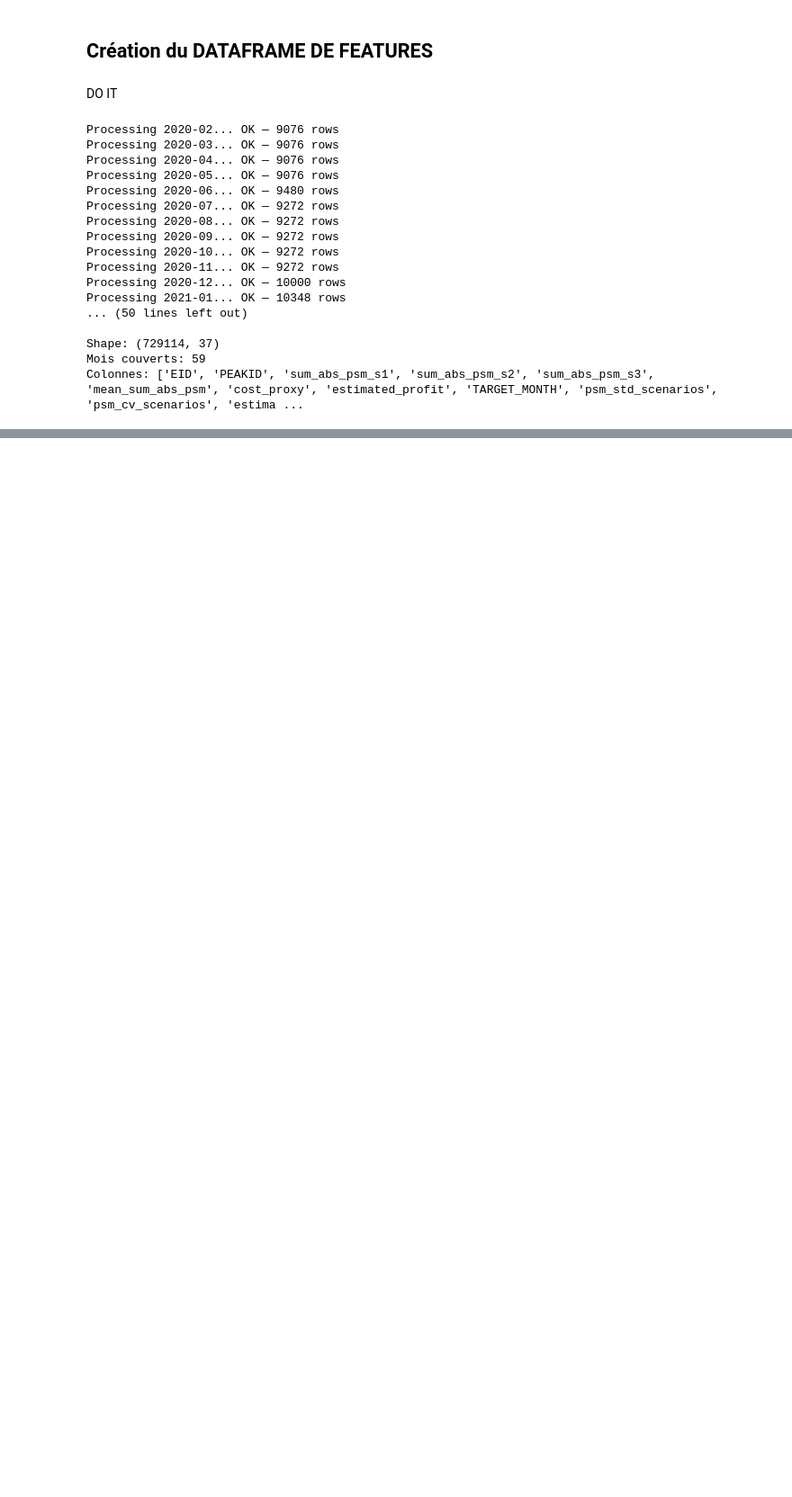
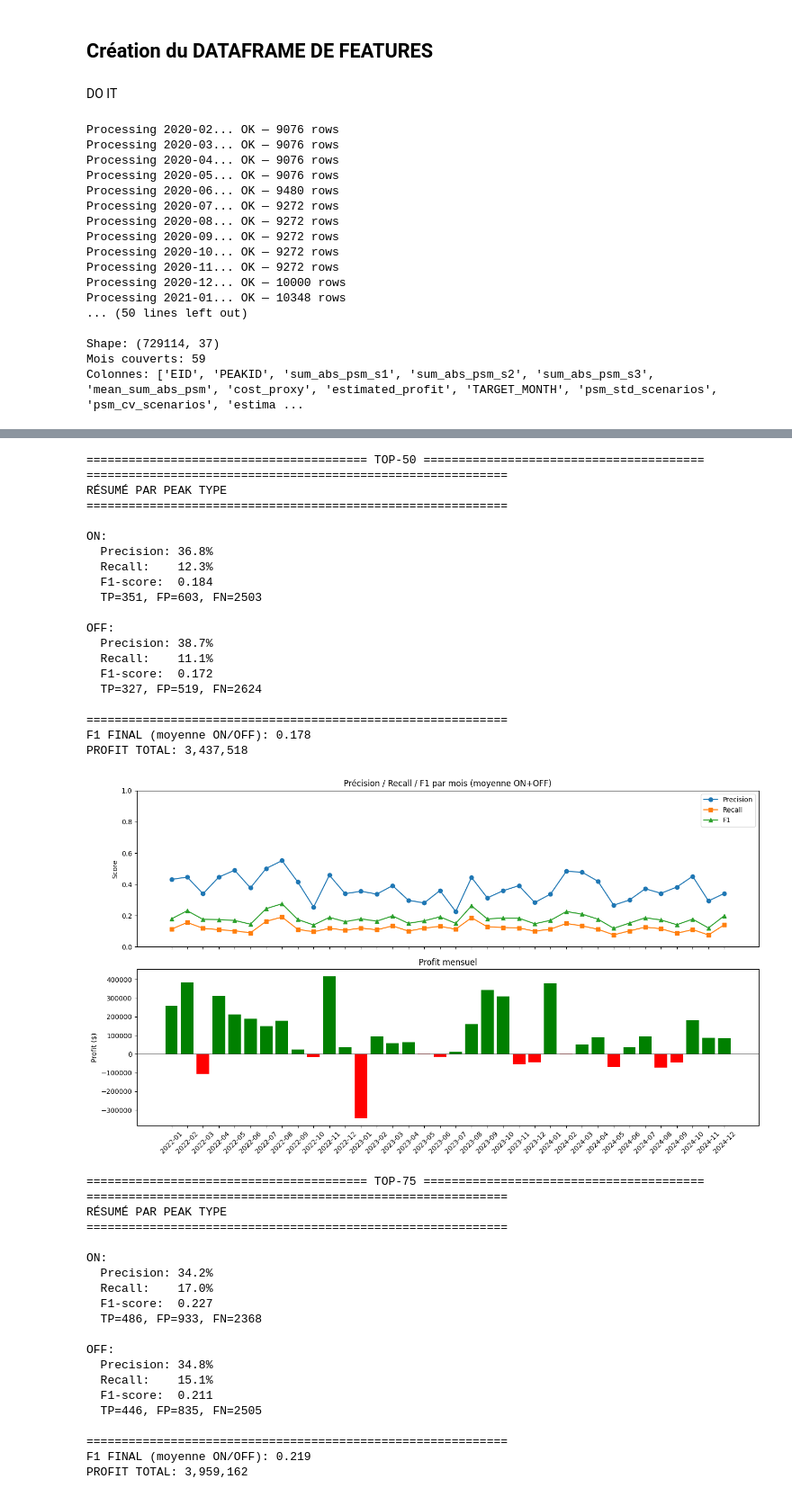
Before and after one commit to MPelland-programming/DataChallenge2026, a Jupyter notebook: experimentation_cristian/experimentation_cristian.ipynb, the cells around one changed output, grey strips where cells are left out. Shown at 90% size. Cells and saved outputs as stored; diff of their text form; code cells hidden in the pictures; blank space fills up the shorter version.

```diff
--- a/experimentation_cristian/experimentation_cristian.ipynb
+++ b/experimentation_cristian/experimentation_cristian.ipynb
@@ -1916,0 +2383,47 @@ Colonnes: ['EID', 'PEAKID', 'sum_abs_psm_s1', 'sum_abs_psm_s2', 'sum_abs_psm_s3'
+# %%
+# Tester différents top_n
+for n in [50, 75, 100]:
+    print(f"\n{'='*40} TOP-{n} {'='*40}")
+    _ = evaluate_f1_profit(predictions_filtered, df_filtered, top_n=n)
+# %% [output]
+======================================== TOP-50 ========================================
+============================================================
+RÉSUMÉ PAR PEAK TYPE
+============================================================
+
+ON:
+  Precision: 36.8%
+  Recall:    12.3%
+  F1-score:  0.184
+  TP=351, FP=603, FN=2503
+
+OFF:
+  Precision: 38.7%
+  Recall:    11.1%
+  F1-score:  0.172
+  TP=327, FP=519, FN=2624
+
+============================================================
+F1 FINAL (moyenne ON/OFF): 0.178
+PROFIT TOTAL: 3,437,518
+[figure, added]
+======================================== TOP-75 ========================================
+============================================================
+RÉSUMÉ PAR PEAK TYPE
+============================================================
+
+ON:
+  Precision: 34.2%
+  Recall:    17.0%
+  F1-score:  0.227
+  TP=486, FP=933, FN=2368
+
+OFF:
+  Precision: 34.8%
+  Recall:    15.1%
+  F1-score:  0.211
+  TP=446, FP=835, FN=2505
+
+============================================================
+F1 FINAL (moyenne ON/OFF): 0.219
+PROFIT TOTAL: 3,959,162
```
Also changed, not shown: parts of 40 cells of this notebook.
